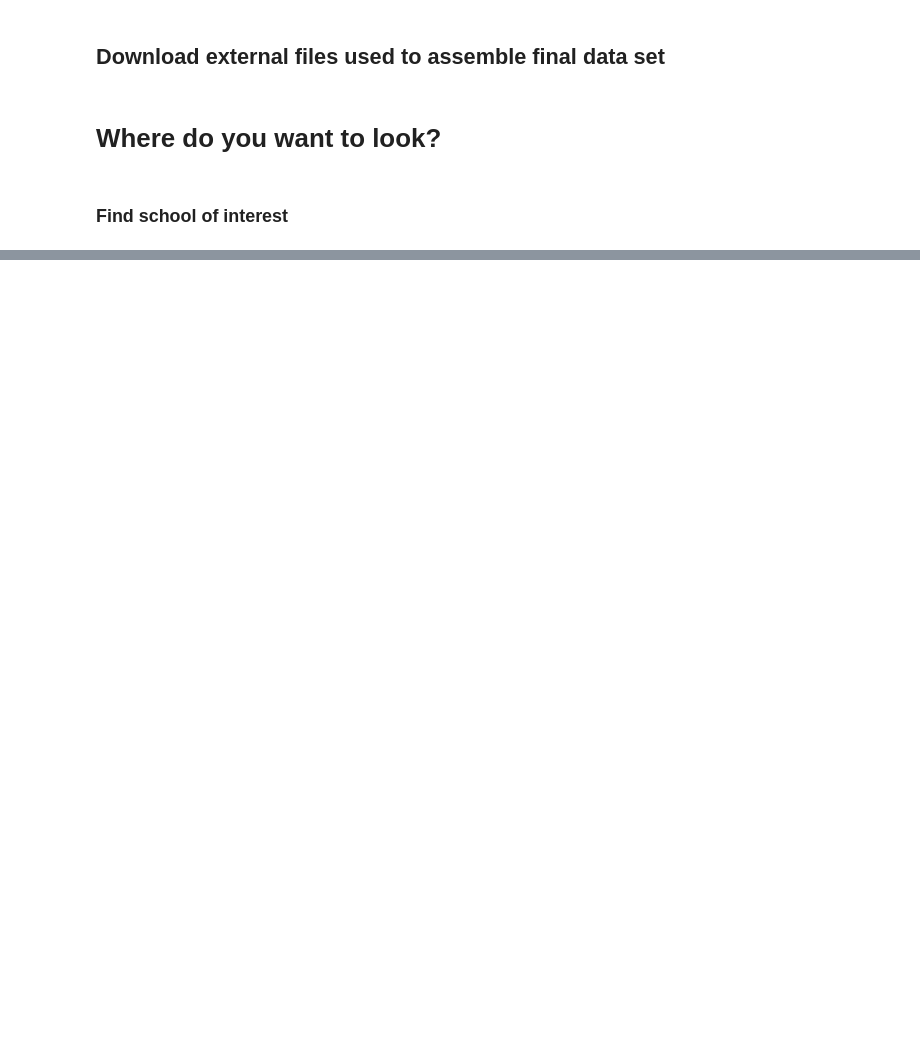
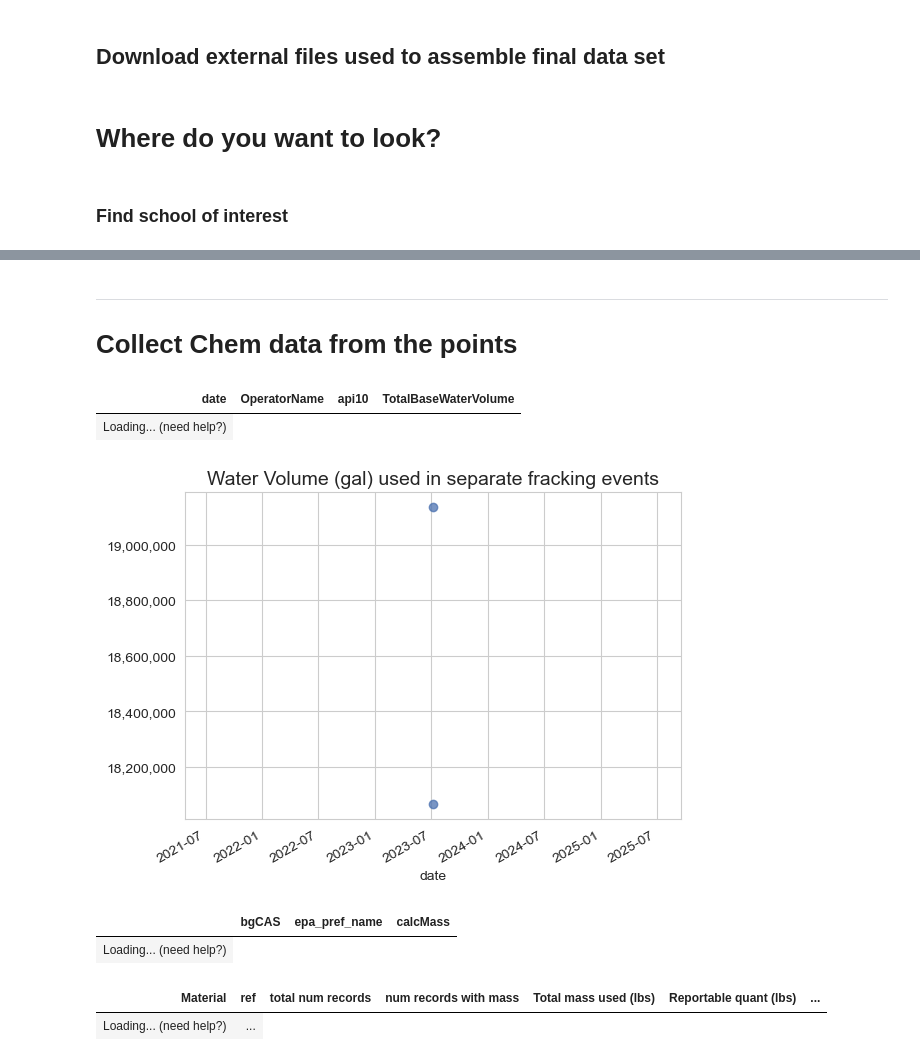
Before and after one commit to gwallison/openFF-integrated, a Jupyter notebook: local_fracks1.ipynb, the cells around one changed output, grey strips where cells are left out. Saved outputs shown, nothing was run; the diff lists cells and outputs as text; code cells hidden in the pictures; blank space fills up the shorter version.

```diff
--- a/local_fracks1.ipynb
+++ b/local_fracks1.ipynb
@@ -31,2 +16,6 @@ unpack_to_orig_flag = False
 # %%
-create_and_fill_folders(download_repo_flag,unpack_to_orig_flag)
+import intg_support.geo_tools as gt
+work_dir = './tmp'
+get_fulldf(work_dir=work_dir)
+df = get_df(os.path.join(work_dir,'full_df.parquet'))
+df = df[df.in_std_filtered]
@@ -57,7 +58,12 @@ lat = t.sc_lat.iloc[0]; lon = t.sc_lon.iloc[0]
-# %%
-import intg_support.geo_tools as gt
-df = get_df(os.path.join(orig_dir,'full_df.parquet'),
-            cols=['UploadKey','APINumber','bgOperatorName','bgSupplier','api10',
-                  'date','bgCAS','epa_pref_name','calcMass','bgLatitude','bgLongitude'])
+# %%
+# MANUAL ENTRY of lat/lon
+# lat = 32.6967627558117; lon = -97.18214065821618  # test location
+# lat = 31.62049482630234; lon = -102.21593260383503
+# lat = 39.8313970034219; lon = -80.91392628688207
+# lat = 40.02768906906318; lon = -80.04506026390985 # Bryan Latkanich's home
+#lat = 40.111543652018085; lon = -80.10836006475418 # Lois's house
+# lat = 39.79706290876846; lon = -80.33322585669664 # EQT well in Greene PA
+lat = 40.38948396033769; lon = -79.58238185278023 # Apex pad in PA
+#lat = 40.30120000; lon = -80.64450000 # Ascent pad in OH
 # %%
 wells = gt.make_as_well_gdf(df)
@@ -66,0 +76,31 @@ gt.showWells(df,lat,lon,apis)
+# %% [markdown]
+---
+# Collect Chem data from the points
+# %%
+t = df[df.api10.isin(apis)].copy()
+t = t[t.date.dt.year>2022]
+dgb = t.groupby(['UploadKey'],as_index=False)[['date','api10','OperatorName','TotalBaseWaterVolume']].first()
+dgb[['date','OperatorName','api10','TotalBaseWaterVolume']]
+# %% [output]
+| date | OperatorName | api10 | TotalBaseWaterVolume |
+| Loading... (need help?) |
+# %%
+from pylab import gca, mpl
+import seaborn as sns
+sns.set_style("whitegrid")
+sns.set_palette("deep")
+ax = dgb.plot('date','TotalBaseWaterVolume',style='o',alpha=0.75,legend=None,
+             # ylim=(0,24000000)
+             )
+ax.set_title('Water Volume (gal) used in separate fracking events',fontsize=14)
+ax = gca().yaxis.set_major_formatter(mpl.ticker.StrMethodFormatter('{x:,.0f}'))
+# %% [output]
+[figure, added]
+# %%
+cgb = t.groupby('bgCAS',as_index=False)['calcMass'].sum().sort_values('calcMass',ascending=False)
+cgb1 = t.groupby('bgCAS',as_index=False)['epa_pref_name'].first()
+mg = pd.merge(cgb,cgb1,on='bgCAS',how='left')
+mg[['bgCAS','epa_pref_name','calcMass']]
+# %% [output]
+|  | bgCAS | epa_pref_name | calcMass |
+| Loading... (need help?) |
@@ -66,0 +110,5 @@ gt.showWells(df,lat,lon,apis)
+# %%
+iShow(chem_df.reset_index(drop=True),maxBytes=0,columnDefs=[{"width": "100px", "targets": 0}])
+# %% [output]
+| Material | ref | total num records | num records with mass | Total mass used (lbs) | Reportable quant (lbs) | ... |
+| Loading... (need help?) | ... |
```
Also changed, not shown: parts of 12 cells of this notebook, 8 other files.
